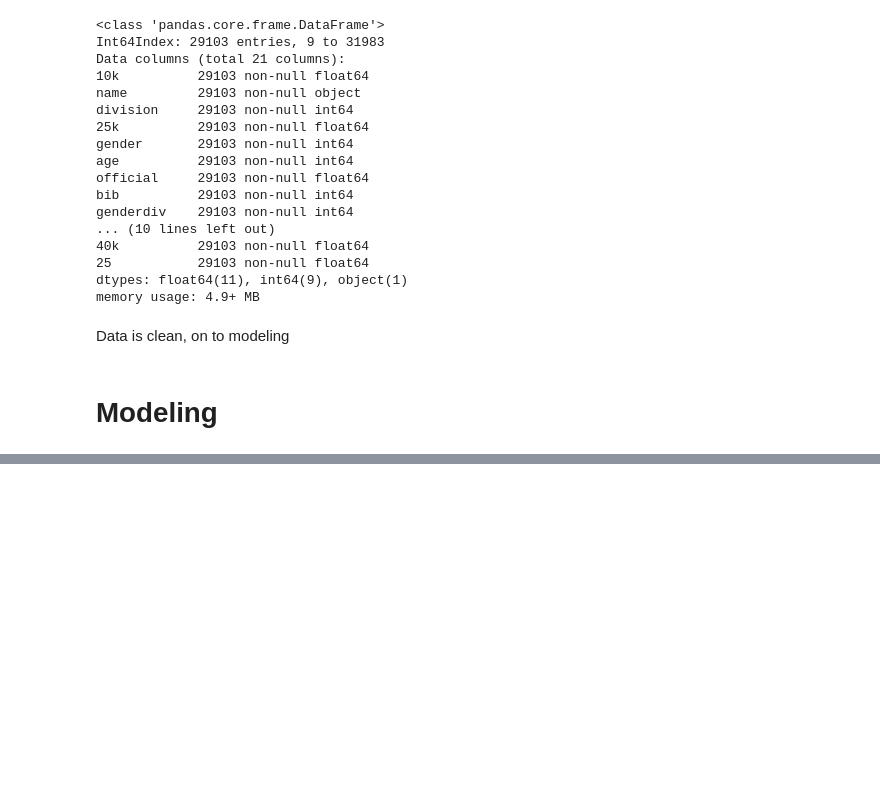
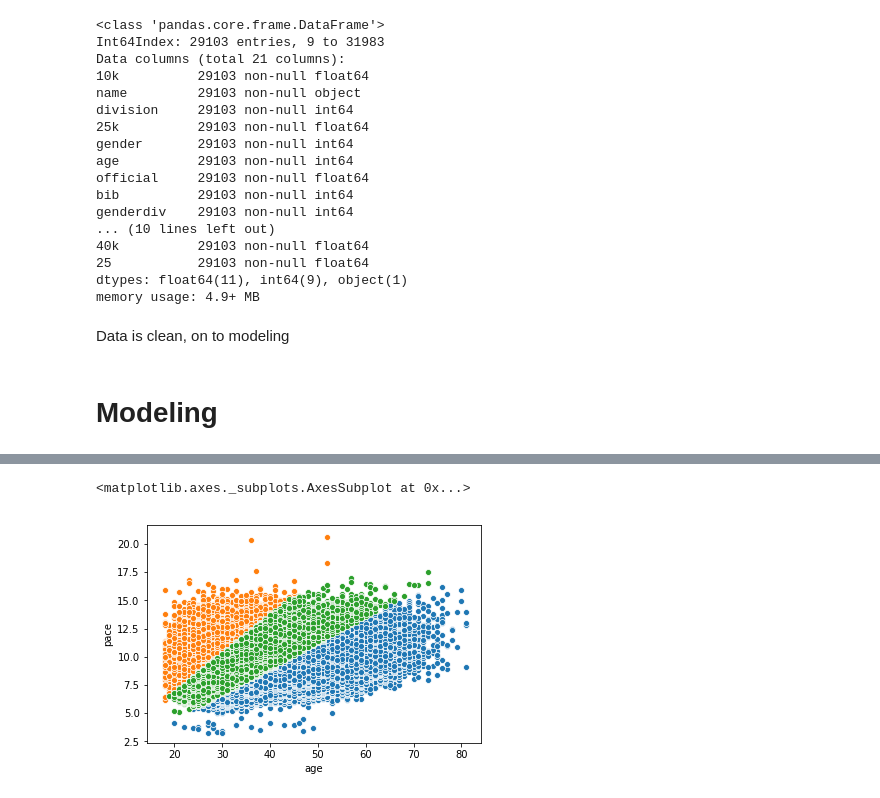
Before and after one commit to legomydiego/Thinkful-Unit-3-Unsupervised-Learning, a Jupyter notebook: Boston Marathon Analysis.ipynb, the cells around one changed output, grey strips where cells are left out. Cells and saved outputs as stored; diff of their text form; code cells hidden in the pictures; blank space fills up the shorter version.

```diff
--- a/Boston Marathon Analysis.ipynb
+++ b/Boston Marathon Analysis.ipynb
@@ -162,0 +176,7 @@ df[df['Labels']==2][['gender','age','overall','pace']].describe()
+# %%
+sns.scatterplot(data=df[df['Labels']==0], x='age', y='pace')
+sns.scatterplot(data=df[df['Labels']==1], x='age', y='pace')
+sns.scatterplot(data=df[df['Labels']==2], x='age', y='pace')
+# %% [output]
+<matplotlib.axes._subplots.AxesSubplot at 0x...>
+[figure, added]
```
Also changed, not shown: parts of 16 cells of this notebook.
